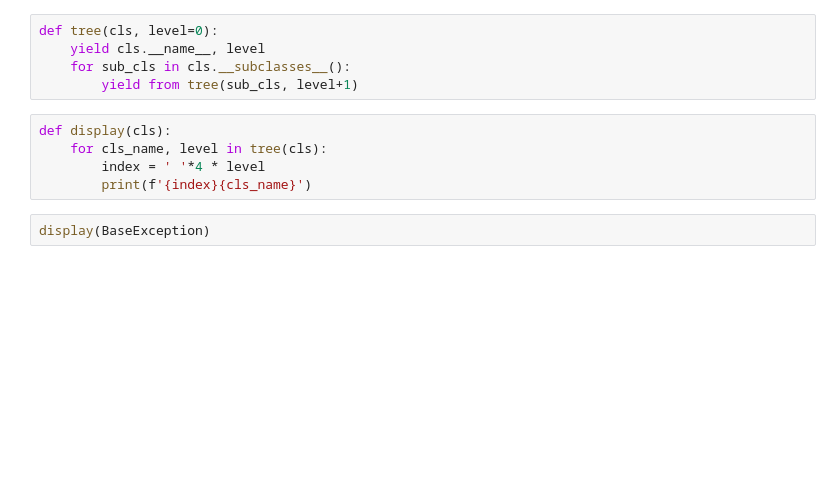
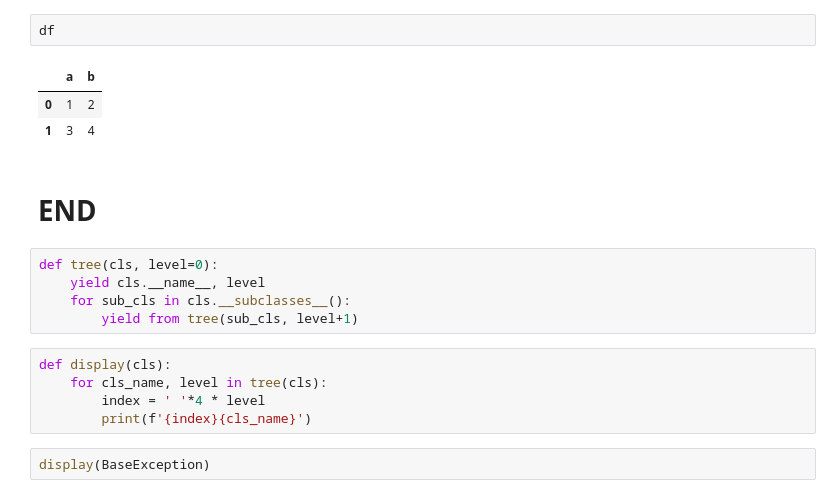
Before and after one commit to xyise/xyise, a Jupyter notebook: scratchpad/fluent_python/nb_fp.ipynb, the cells around one changed output. Cells and saved outputs as stored; diff of their text form; blank space fills up the shorter version.

```diff
--- a/scratchpad/fluent_python/nb_fp.ipynb
+++ b/scratchpad/fluent_python/nb_fp.ipynb
@@ -19,3 +891,11 @@ next(f)
+# %%
+df
+# %% [output]
+|  | a | b |
+| 0 | 1 | 2 |
+| 1 | 3 | 4 |
+# %% [markdown]
+# END
 # %%
 def tree(cls, level=0):
     yield cls.__name__, level
```
Also changed, not shown: parts of 112 cells of this notebook.
